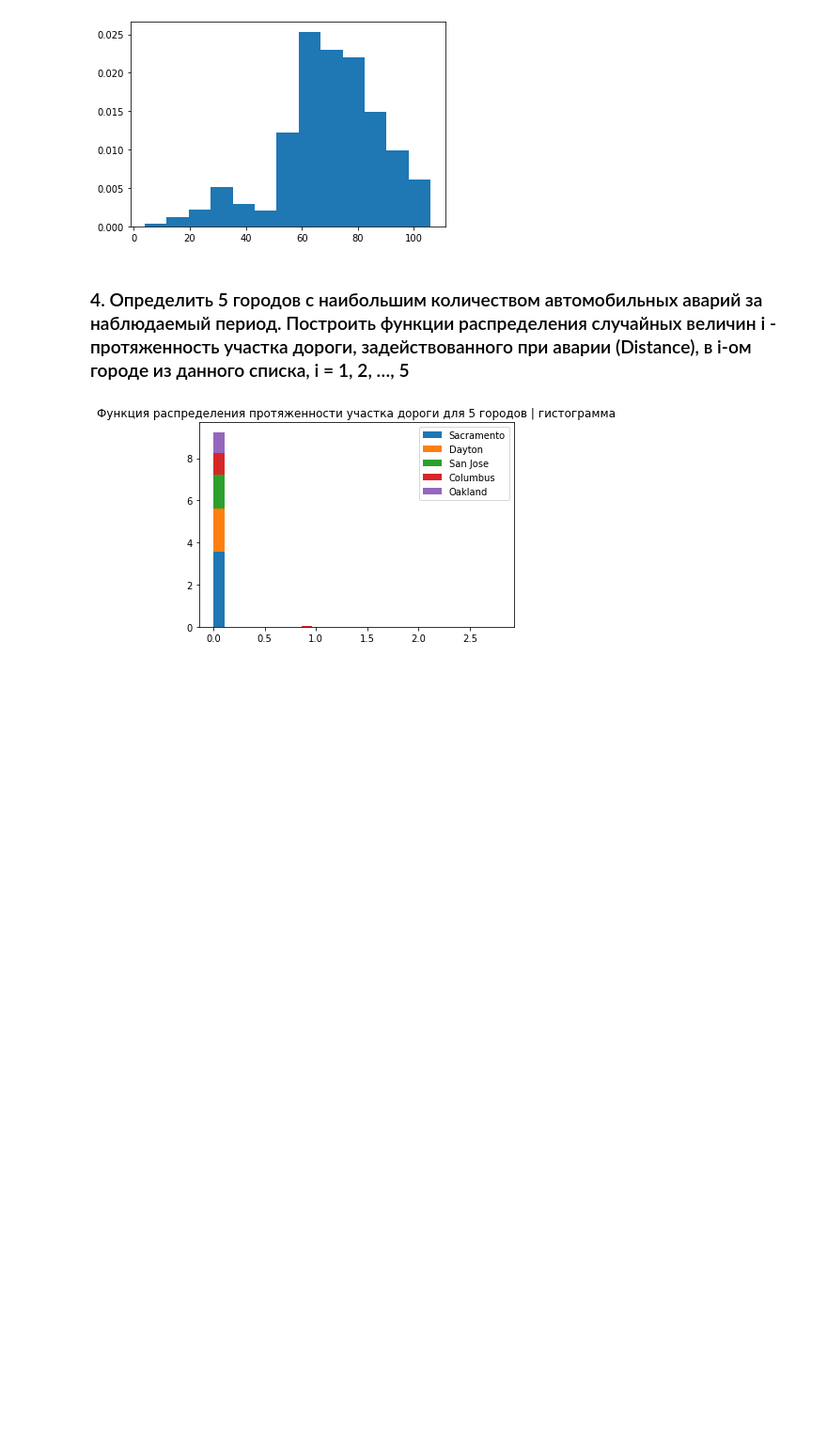
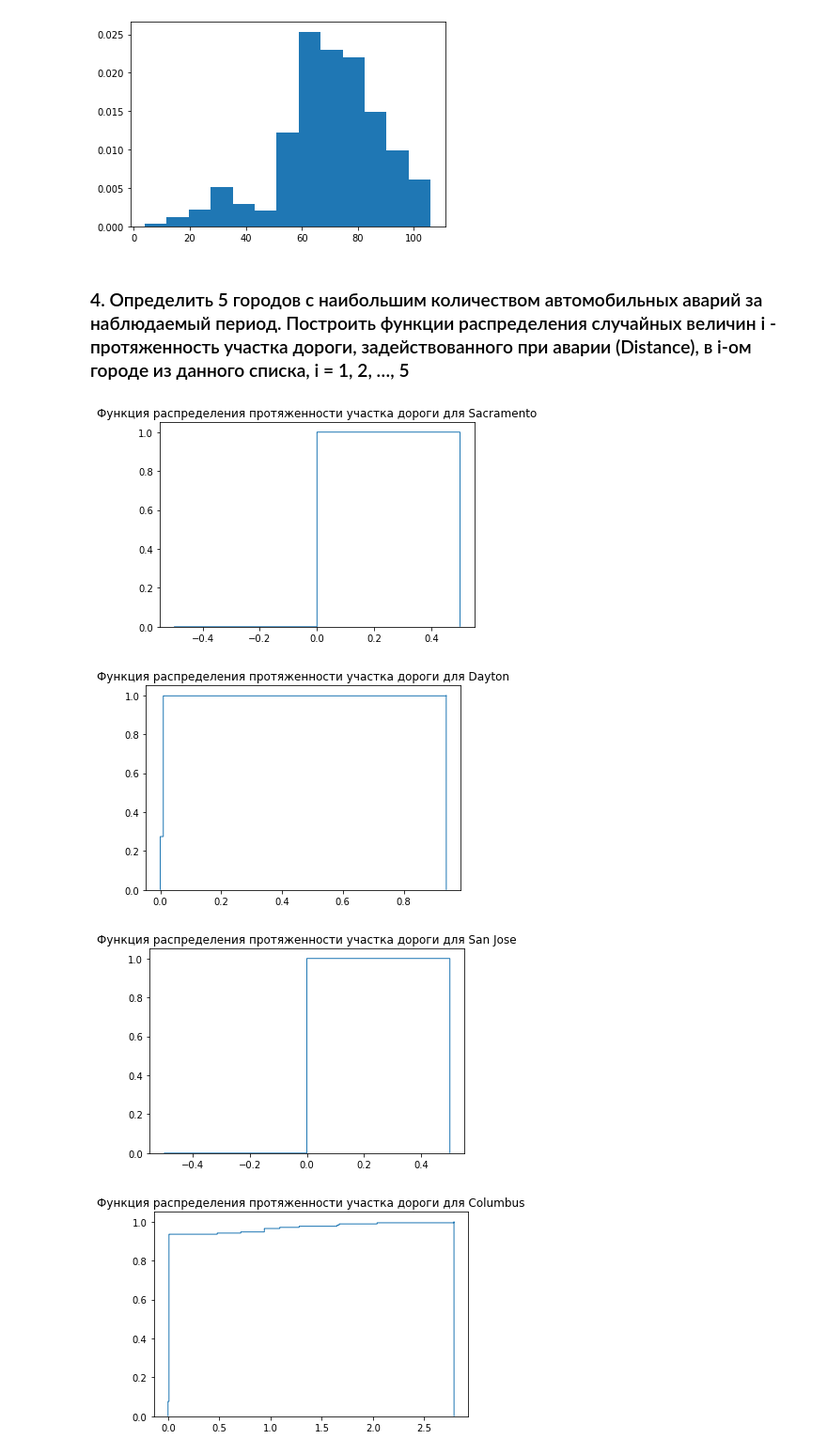
Before and after one commit to voralexan/data-analytics, a Jupyter notebook: lab2/lab2.ipynb, the cells around one changed output. Shown: that part at 94% size. Cells and saved outputs as stored; diff of their text form; code cells hidden in the pictures; blank space fills up the shorter version.

```diff
--- a/lab2/lab2.ipynb
+++ b/lab2/lab2.ipynb
@@ -11,7 +11,7 @@ import math
 # %% [markdown]
 ### 1. Определить тип данных для каждого из столбцов файла 02_Автоаварии.xls.
 # %%
-PATH = 'D:/Educational Cources/Наглядный вероятностно-статистический анализ данных/data-analytics/lab2/'
+PATH = 'E:/data-analytics/lab2/'
 data = pd.read_excel(PATH + "02_Автоаварии.xls")
 list(data.columns)
 # %% [output]
@@ -153,14 +153,14 @@ plt.show()
 # %%
 d = list(sorted(Counter(data["City"]).items(), key=lambda a : a[1], reverse=True))
 cities = []
 for item in d[:5]:
  cities.append(item[0])
-eps = []
 for city in cities:
- eps.append(data.loc[data["City"] == city]["Distance(mi)"])
-plt.hist(eps, bins=2*ind, label=cities, density=True, histtype='bar', stacked=True)
-plt.legend()
-plt.title("Функция распределения протяженности участка дороги для 5 городов | гистограмма")
-plt.show()
+    plt.hist(data.loc[data["City"] == city]["Distance(mi)" ], bins=data.shape[0], cumulative=True, histtype='step', density=True)
+    plt.title("Функция распределения протяженности участка дороги для "+city)
+    plt.show()
 # %% [output]
-[figure, old version]
+[figure, new version]
+[figure, added]
+[figure, added]
+[figure, added]
```
Also changed, not shown: parts of 2 cells of this notebook.
